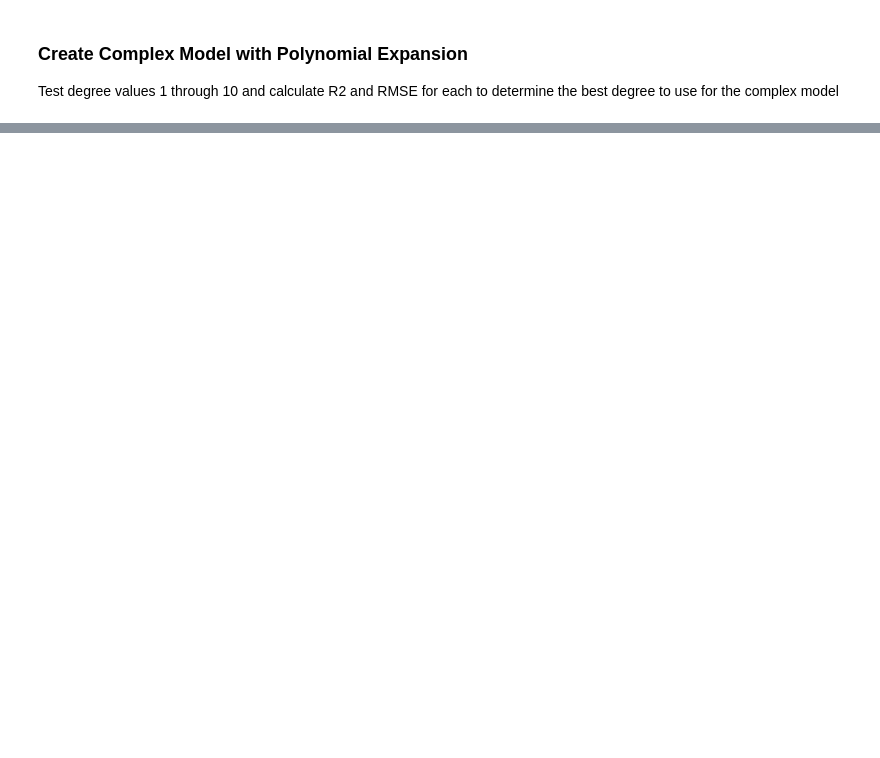
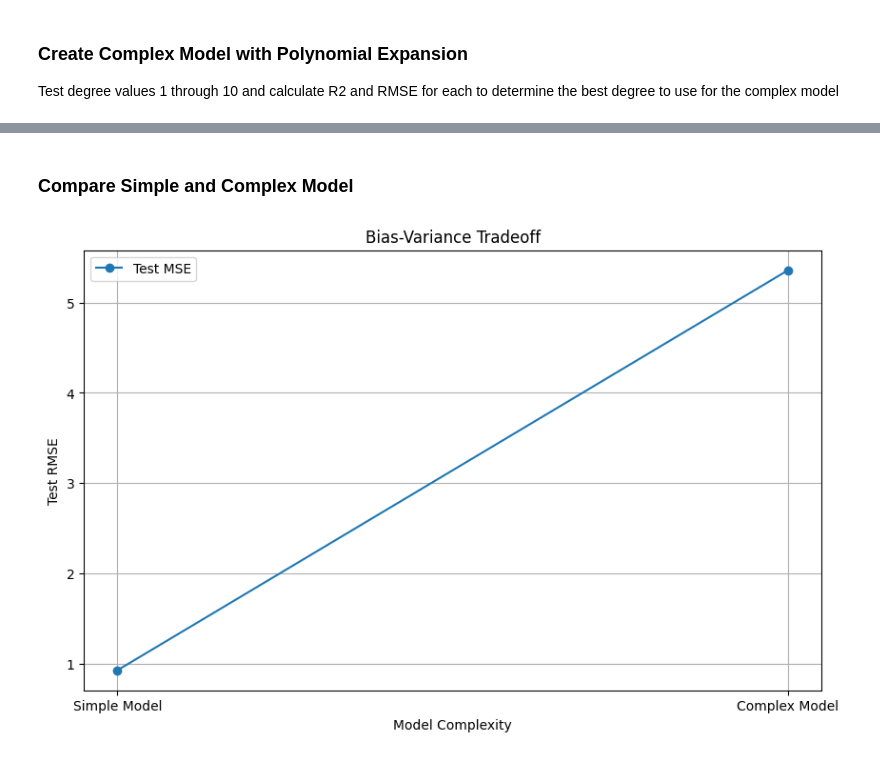
Before and after one commit to shannaw04/ml-stock-predictor, a Jupyter notebook: stock-predictor.ipynb, the cells around one changed output, grey strips where cells are left out. Drawn from its saved outputs; the diff is of its cells as text; code cells hidden in the pictures; blank space fills up the shorter version.

```diff
--- a/stock-predictor.ipynb
+++ b/stock-predictor.ipynb
@@ -151,0 +181,17 @@ Degree with minimum RMSE: 1 with 0.93
+# %% [markdown]
+### Compare Simple and Complex Model
+# %%
+# Bias-Variance Tradeoff Visualization
+model_complexity = ['Simple Model', 'Complex Model']
+mse_scores = [simple_rmse, complex_rmse]
+
+plt.figure(figsize=(10, 6))
+plt.plot(model_complexity, mse_scores, label='Test MSE', marker='o')
+plt.title('Bias-Variance Tradeoff')
+plt.xlabel('Model Complexity')
+plt.ylabel('Test RMSE')
+plt.legend()
+plt.grid(True)
+plt.show()
+# %% [output]
+[figure, added]
```
Also changed, not shown: parts of 5 cells of this notebook.
